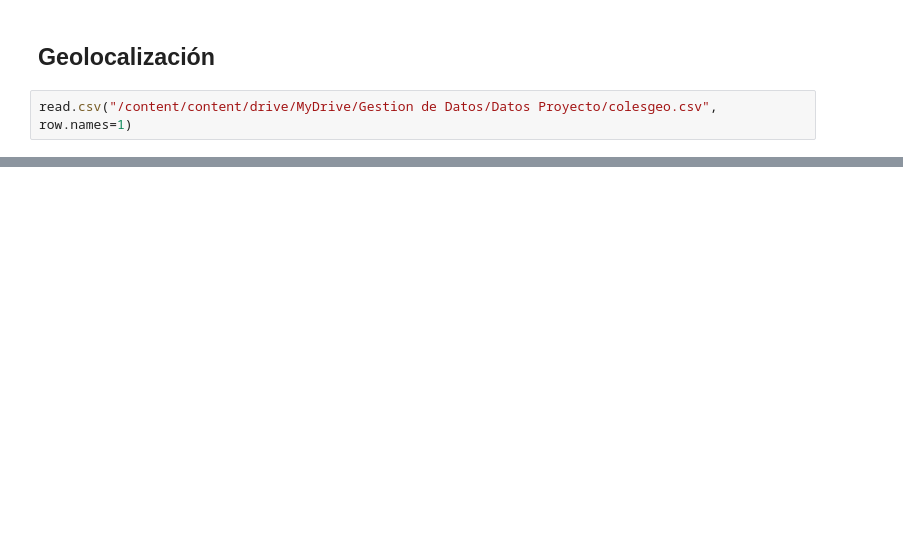
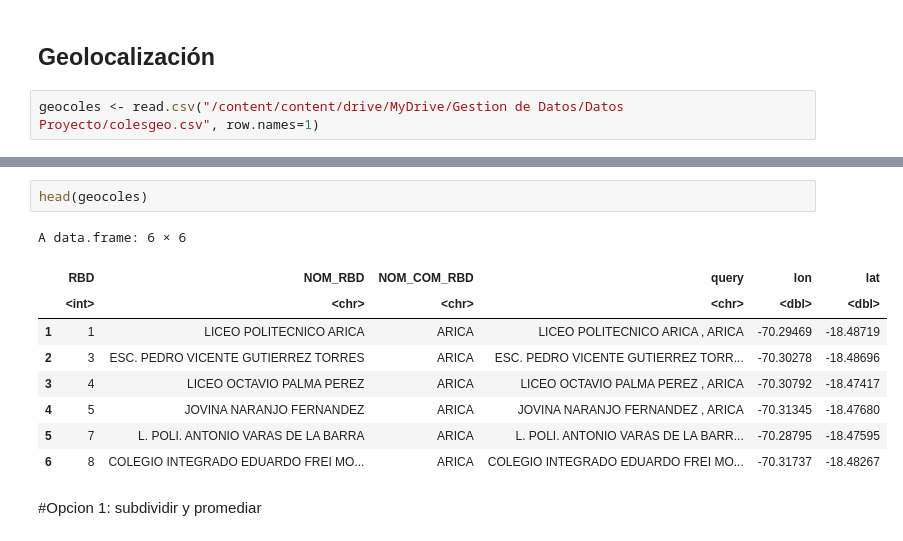
Before and after one commit to JDConejeros/Gestion-De-Datos-en-R, a Jupyter notebook: Proyecto.ipynb, the cells around one changed output, grey strips where cells are left out. Cells and saved outputs as stored; diff of their text form; blank space fills up the shorter version.

```diff
--- a/Proyecto.ipynb
+++ b/Proyecto.ipynb
@@ -74,4 +115,4 @@ read.csv("/content/cr2_prAmon_2019/cr2_prAmon_2019.txt",na = "-9999", header =F)
 # %% [markdown]
 ## Geolocalización
 # %%
-read.csv("/content/content/drive/MyDrive/Gestion de Datos/Datos Proyecto/colesgeo.csv", row.names=1)
+geocoles <- read.csv("/content/content/drive/MyDrive/Gestion de Datos/Datos Proyecto/colesgeo.csv", row.names=1)
@@ -97,0 +119,14 @@ A data.frame: 9273 × 6
+# %%
+head(geocoles)
+# %% [output]
+A data.frame: 6 × 6
+|  | RBD | NOM_RBD | NOM_COM_RBD | query | lon | lat |
+|  | <int> | <chr> | <chr> | <chr> | <dbl> | <dbl> |
+| 1 | 1 | LICEO POLITECNICO ARICA | ARICA | LICEO POLITECNICO ARICA , ARICA | -70.29469 | -18.48719 |
+| 2 | 3 | ESC. PEDRO VICENTE GUTIERREZ TORRES | ARICA | ESC. PEDRO VICENTE GUTIERREZ TORR... | -70.30278 | -18.48696 |
+| 3 | 4 | LICEO OCTAVIO PALMA PEREZ | ARICA | LICEO OCTAVIO PALMA PEREZ , ARICA | -70.30792 | -18.47417 |
+| 4 | 5 | JOVINA NARANJO FERNANDEZ | ARICA | JOVINA NARANJO FERNANDEZ , ARICA | -70.31345 | -18.47680 |
+| 5 | 7 | L. POLI. ANTONIO VARAS DE LA BARRA | ARICA | L. POLI. ANTONIO VARAS DE LA BARR... | -70.28795 | -18.47595 |
+| 6 | 8 | COLEGIO INTEGRADO EDUARDO FREI MO... | ARICA | COLEGIO INTEGRADO EDUARDO FREI MO... | -70.31737 | -18.48267 |
+# %% [markdown]
+#Opcion 1: subdividir y promediar
```
Also changed, not shown: parts of 22 cells of this notebook.
